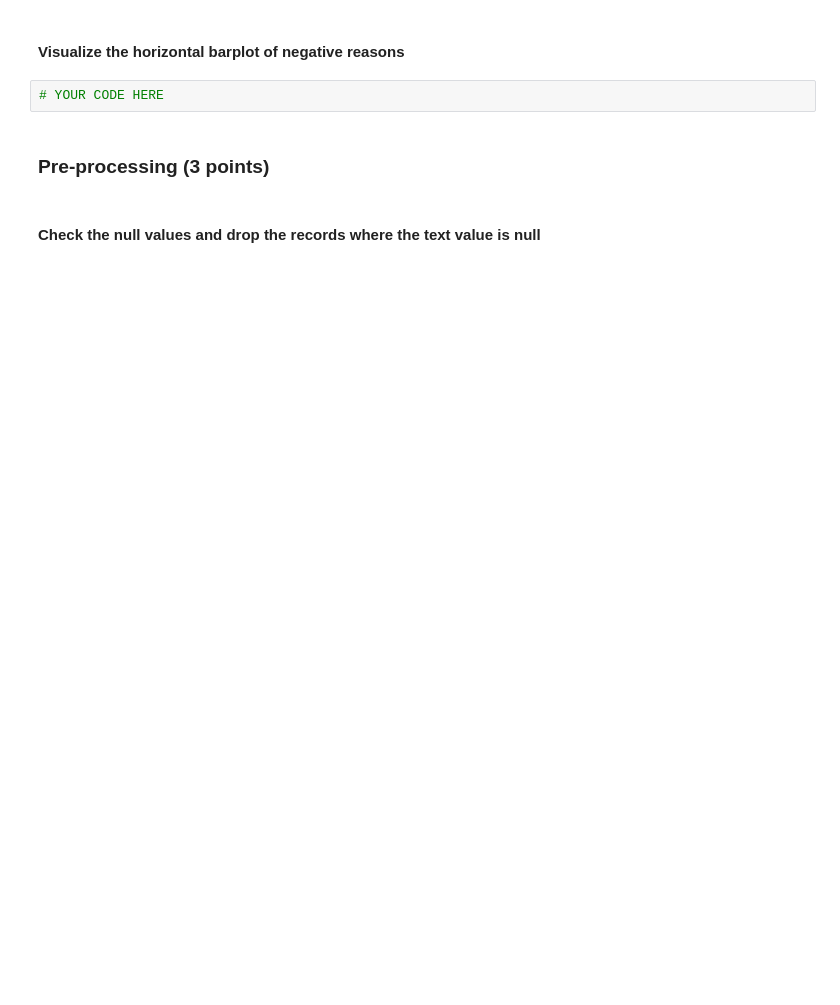
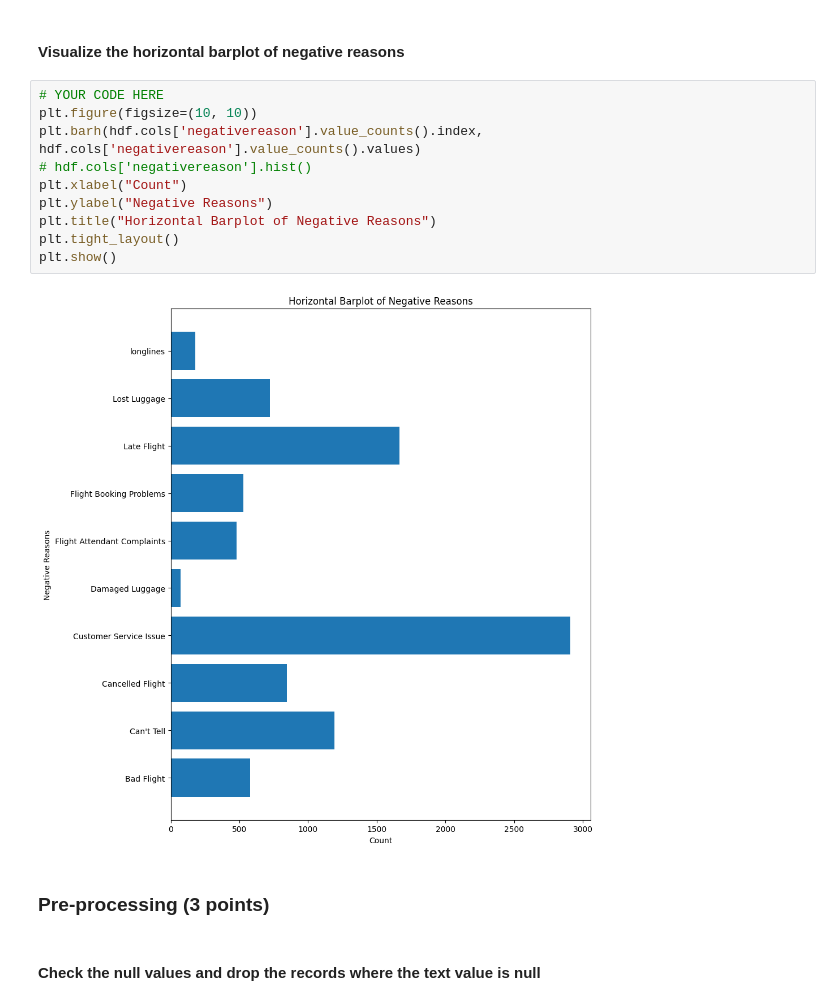
Before and after one commit to madhavamk/computational-data-science, a Jupyter notebook: MiniProjects/M7_NB_MiniProject_4_End_to_End_Analytics_Pyspark.ipynb, the cells around one changed output. Cells and saved outputs as stored; diff of their text form; blank space fills up the shorter version.

```diff
--- a/MiniProjects/M7_NB_MiniProject_4_End_to_End_Analytics_Pyspark.ipynb
+++ b/MiniProjects/M7_NB_MiniProject_4_End_to_End_Analytics_Pyspark.ipynb
@@ -240,7 +226,17 @@ KeyError: 'airline'
 # %% [markdown]
 #### Visualize the horizontal barplot of negative reasons
-# %%
-# YOUR CODE HERE
+# %%
+# YOUR CODE HERE
+plt.figure(figsize=(10, 10))
+plt.barh(hdf.cols['negativereason'].value_counts().index, hdf.cols['negativereason'].value_counts().values)
+# hdf.cols['negativereason'].hist()
+plt.xlabel("Count")
+plt.ylabel("Negative Reasons")
+plt.title("Horizontal Barplot of Negative Reasons")
+plt.tight_layout()
+plt.show()
+# %% [output]
+[figure, added]
 # %% [markdown]
 ### Pre-processing (3 points)
 # %% [markdown]
```
Also changed, not shown: parts of 52 cells of this notebook.
